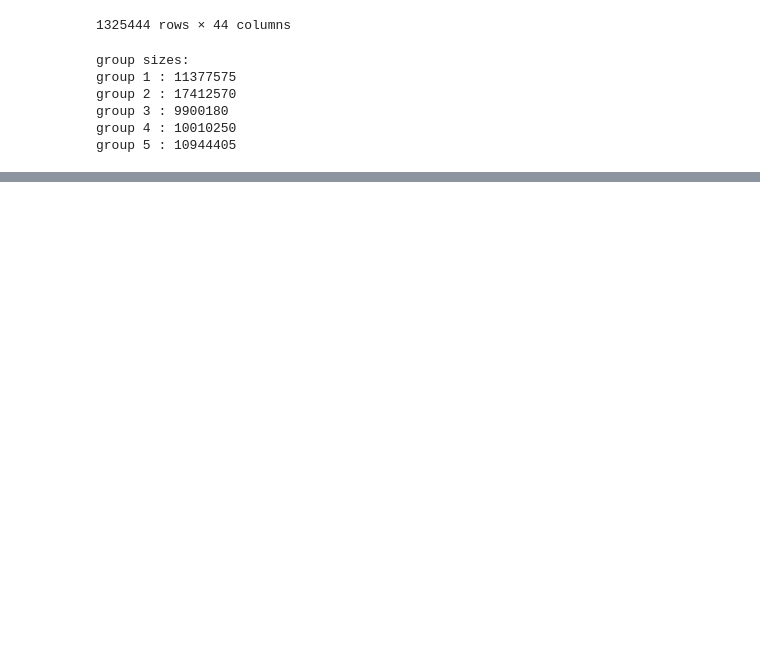
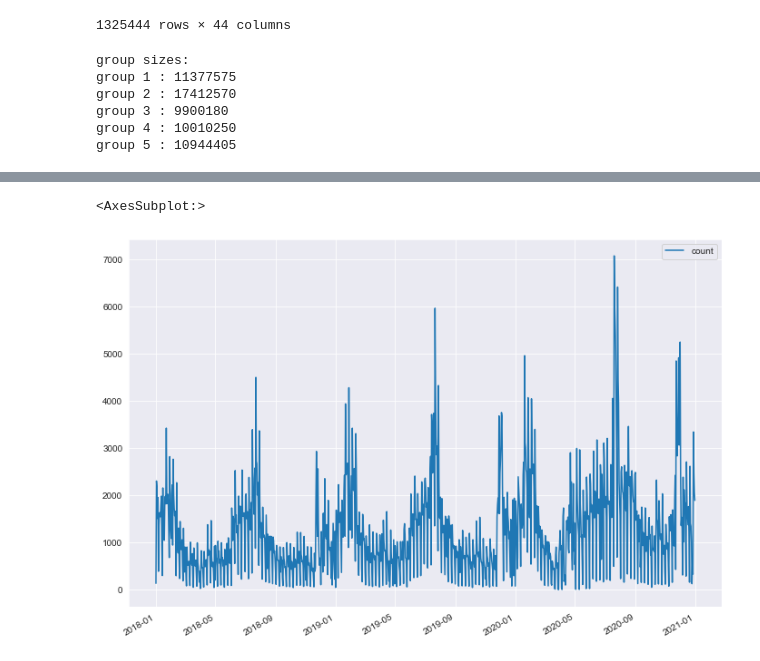
Before and after one commit to LiviReka/CamperRecommender, a Jupyter notebook: data-exploration.ipynb, the cells around one changed output, grey strips where cells are left out. Saved outputs shown, nothing was run; the diff lists cells and outputs as text; code cells hidden in the pictures; blank space fills up the shorter version.

```diff
--- a/data-exploration.ipynb
+++ b/data-exploration.ipynb
@@ -127,0 +137,7 @@ group 5 : 10944405
+# %%
+date_counts = pd.DataFrame(data.INVOICE_DATE.value_counts())
+date_counts = date_counts.rename(columns={'index':'date','INVOICE_DATE':'count'})
+date_counts.plot(figsize=(11.7, 8.27))
+# %% [output]
+<AxesSubplot:>
+[figure, added]
```
Also changed, not shown: parts of 14 cells of this notebook.
